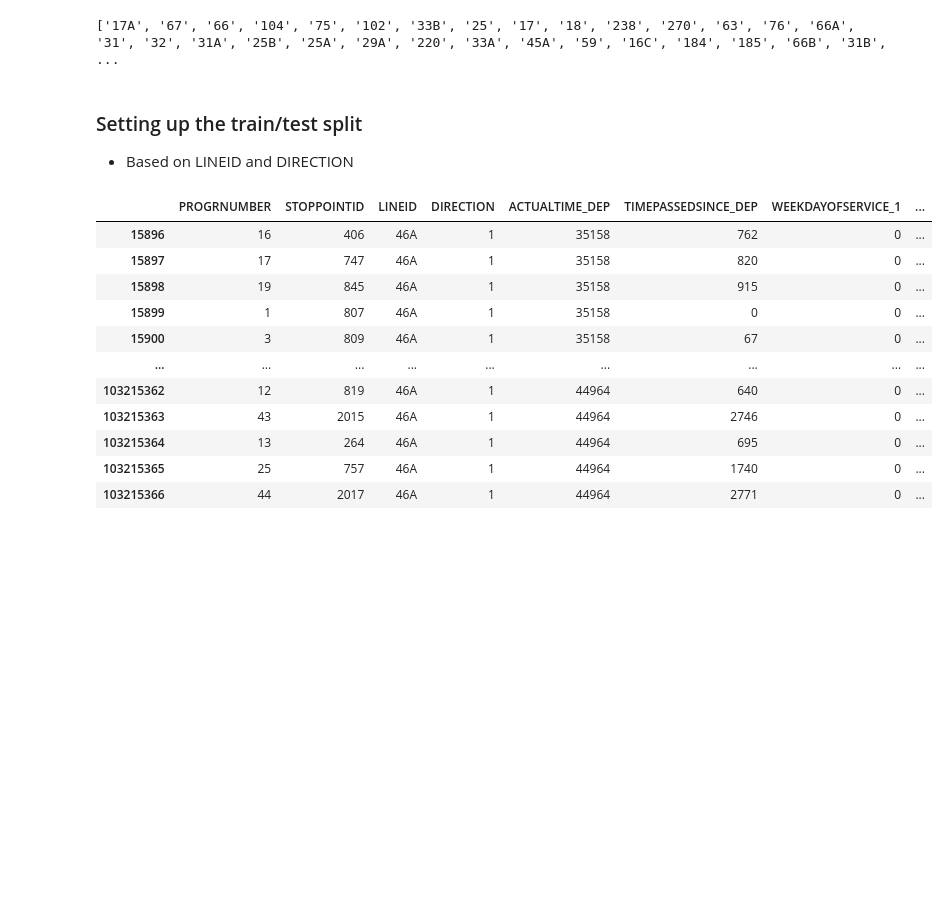
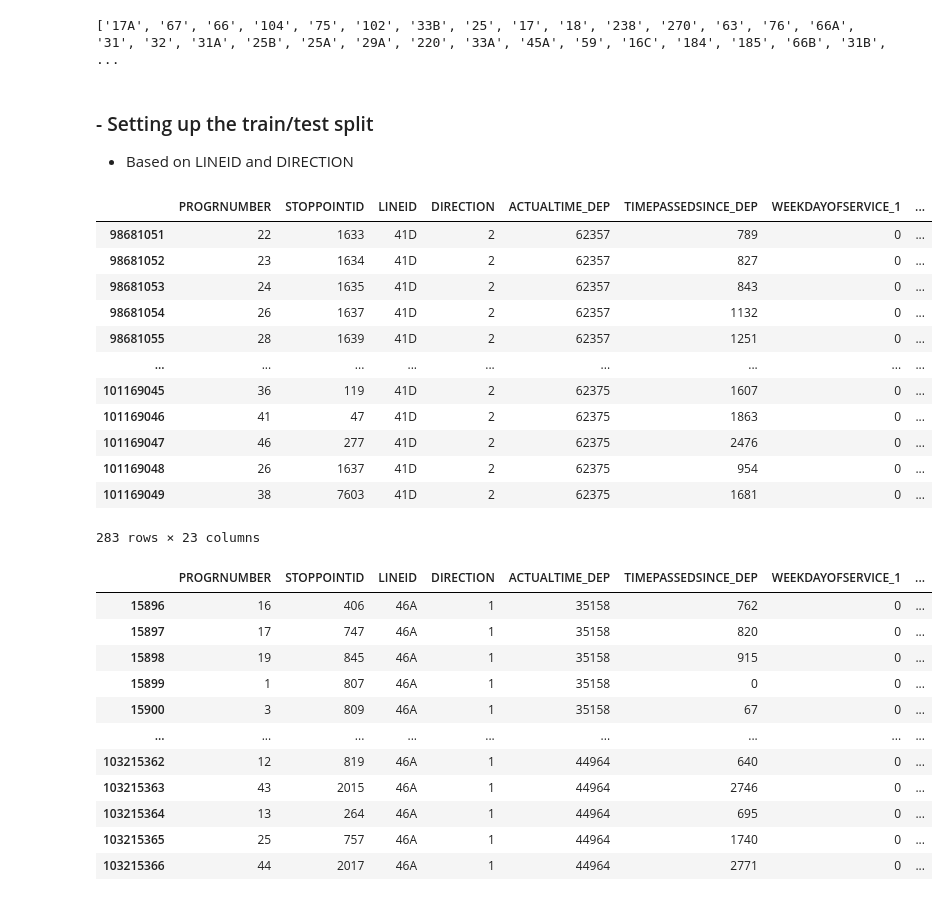
Before and after one commit to danhws/Dublin_Bus_App, a Jupyter notebook: data/Stops_Modelling.ipynb, the cells around one changed output. Drawn from its saved outputs; the diff is of its cells as text; code cells hidden in the pictures; blank space fills up the shorter version.

```diff
--- a/data/Stops_Modelling.ipynb
+++ b/data/Stops_Modelling.ipynb
@@ -567,8 +658,26 @@ print(cancelledRoutes)
 # %% [output]
 ['17A', '67', '66', '104', '75', '102', '33B', '25', '17', '18', '238', '270', '63', '76', '66A', '31', '32', '31A', '25B', '25A', '29A', '220', '33A', '45A', '59', '16C', '184', '185', '66B', '31B',  ...
 # %% [markdown]
-### Setting up the train/test split
+### - Setting up the train/test split
 - Based on LINEID and DIRECTION
+# %%
+# use 46A data subset as a test example for model
+df_LINEID_41D = df[(df['LINEID'] == '41D') & (df['DIRECTION'] == 2)] #& (df_copy['STOPPOINTID'] == 406)] #
+df_LINEID_41D
+# %% [output]
+|  | PROGRNUMBER | STOPPOINTID | LINEID | DIRECTION | ACTUALTIME_DEP | TIMEPASSEDSINCE_DEP | WEEKDAYOFSERVICE_1 | ... |
+| 98681051 | 22 | 1633 | 41D | 2 | 62357 | 789 | 0 | ... |
+| 98681052 | 23 | 1634 | 41D | 2 | 62357 | 827 | 0 | ... |
+| 98681053 | 24 | 1635 | 41D | 2 | 62357 | 843 | 0 | ... |
+| 98681054 | 26 | 1637 | 41D | 2 | 62357 | 1132 | 0 | ... |
+| 98681055 | 28 | 1639 | 41D | 2 | 62357 | 1251 | 0 | ... |
+| ... | ... | ... | ... | ... | ... | ... | ... | ... |
+| 101169045 | 36 | 119 | 41D | 2 | 62375 | 1607 | 0 | ... |
+| 101169046 | 41 | 47 | 41D | 2 | 62375 | 1863 | 0 | ... |
+| 101169047 | 46 | 277 | 41D | 2 | 62375 | 2476 | 0 | ... |
+| 101169048 | 26 | 1637 | 41D | 2 | 62375 | 954 | 0 | ... |
+| 101169049 | 38 | 7603 | 41D | 2 | 62375 | 1681 | 0 | ... |
+283 rows × 23 columns
 # %%
 # use 46A data subset as a test example for model
 df_LINEID_46A = df[(df['LINEID'] == '46A') & (df['DIRECTION'] == 1)] #& (df_copy['STOPPOINTID'] == 406)] #
```
Also changed, not shown: parts of 99 cells of this notebook, 3 other files.
